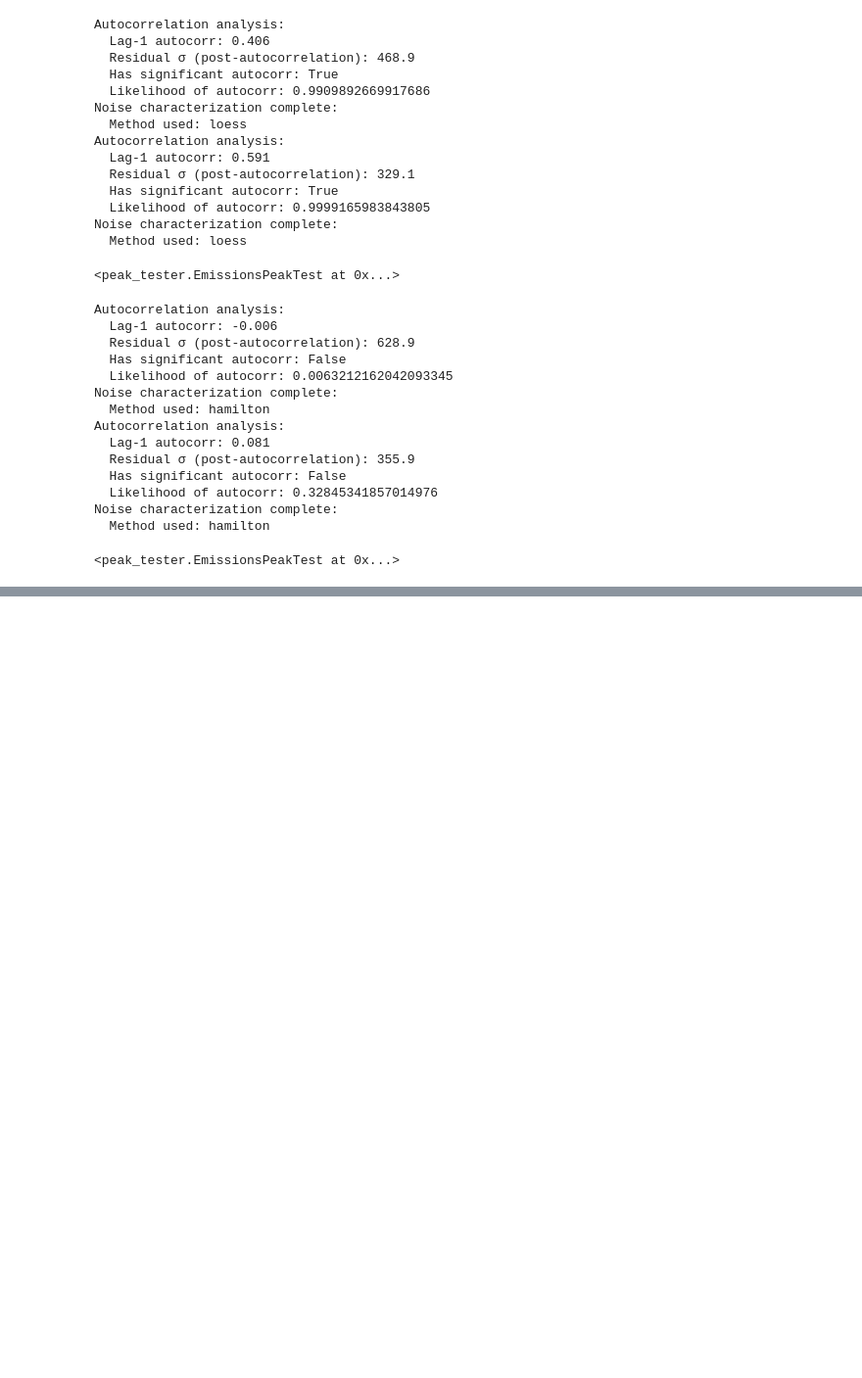
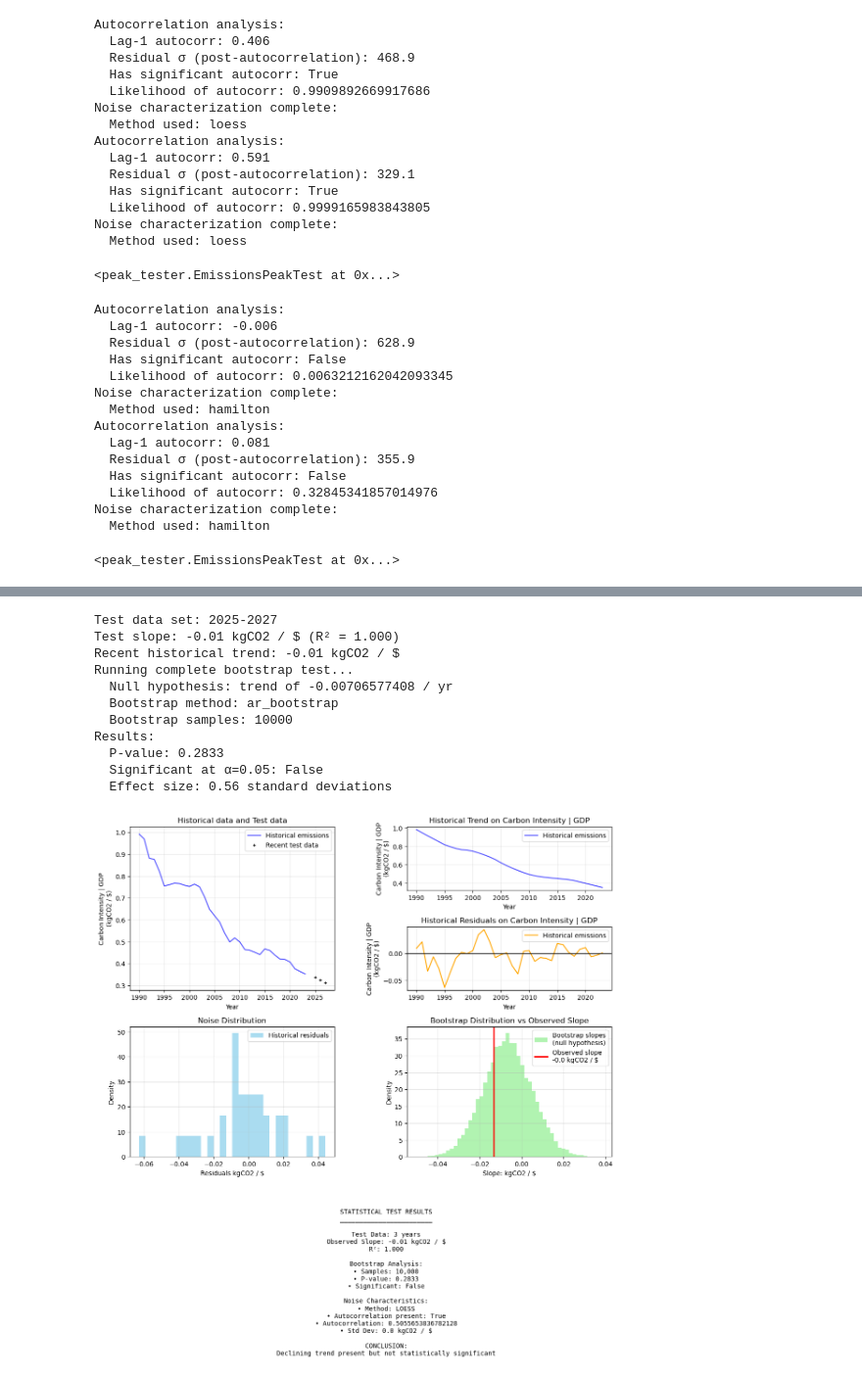
Before and after one commit to nezzag/peaking_test, a Jupyter notebook: notebooks/test_peaker.ipynb, the cells around one changed output, grey strips where cells are left out. Shown: that part at 98% size. Saved outputs shown, nothing was run; the diff lists cells and outputs as text; code cells hidden in the pictures; blank space fills up the shorter version.

```diff
--- a/notebooks/test_peaker.ipynb
+++ b/notebooks/test_peaker.ipynb
@@ -759,0 +288,24 @@ Generating comprehensive analysis plot...
+# %%
+ci_2023 = carbon_intensity_tester.historical_data.loc[carbon_intensity_tester.historical_data.year==2023,'emissions'].squeeze()
+# %%
+
+carbon_intensity_tester.set_test_data([
+        (2025, ci_2023*0.96),
+        (2026, ci_2023*0.96**2),
+        (2027, ci_2023*0.96**3),
+    ]).run_complete_bootstrap_test(bootstrap_method='ar_bootstrap',null_hypothesis=ci_2023*-0.02)
+
+carbon_intensity_tester.plot_analysis()
+# %% [output]
+Test data set: 2025-2027
+Test slope: -0.01 kgCO2 / $ (R² = 1.000)
+Recent historical trend: -0.01 kgCO2 / $
+Running complete bootstrap test...
+  Null hypothesis: trend of -0.00706577408 / yr
+  Bootstrap method: ar_bootstrap
+  Bootstrap samples: 10000
+Results:
+  P-value: 0.2833
+  Significant at α=0.05: False
+  Effect size: 0.56 standard deviations
+[figure, added]
```
Also changed, not shown: parts of 40 cells of this notebook, 1 other file.
